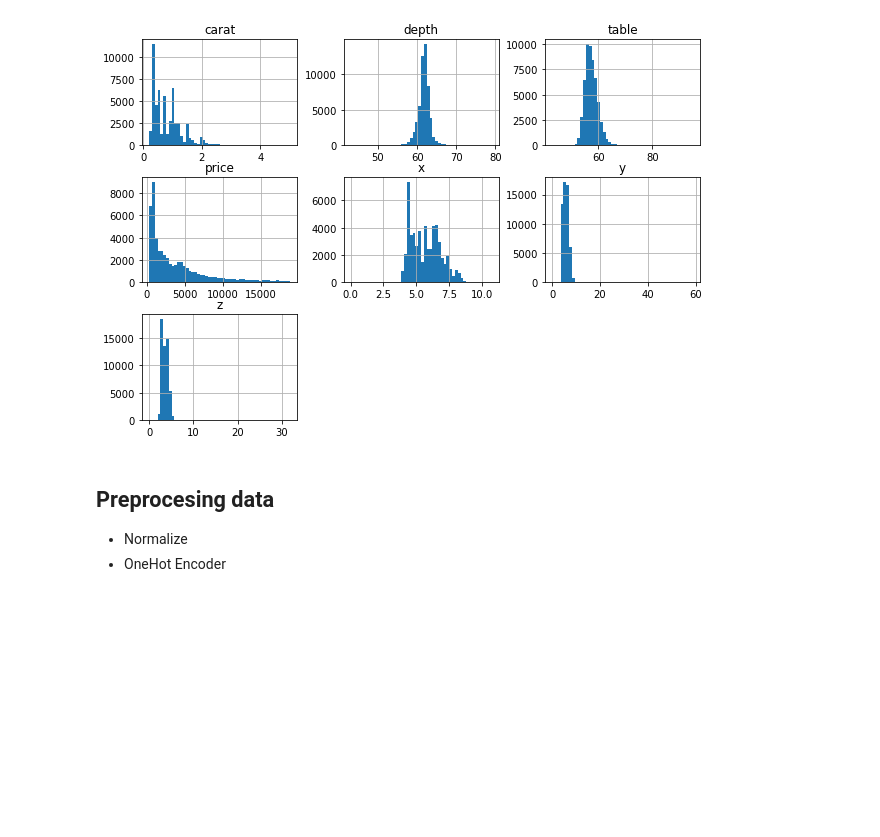
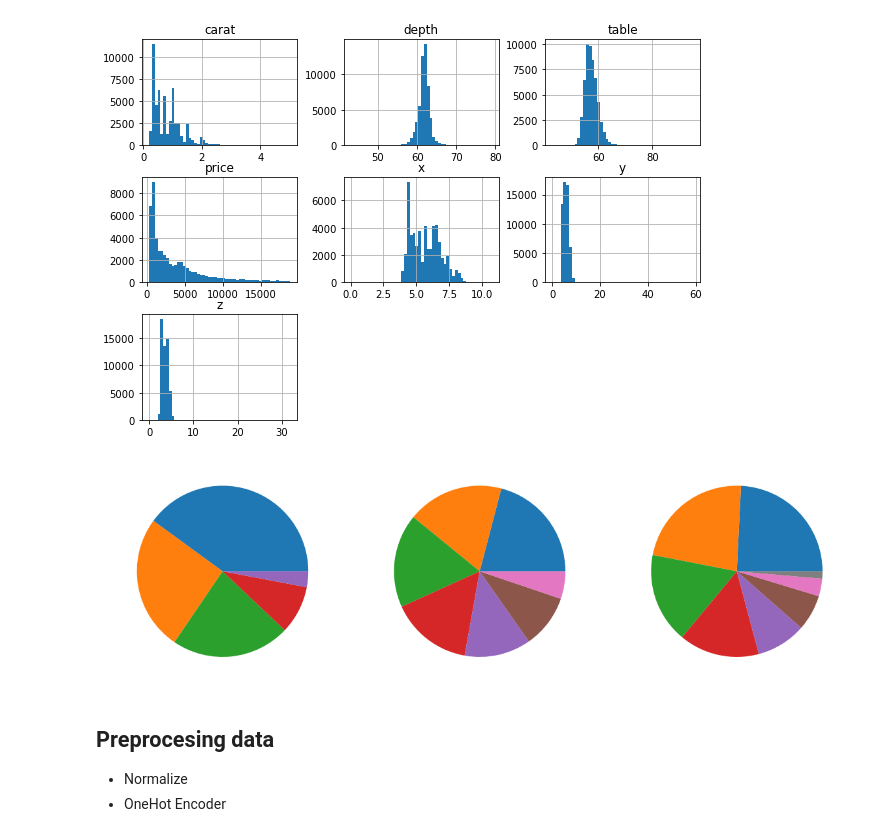
Before and after one commit to achamorrofdz15/diamonds-price-prediction, a Jupyter notebook: 01-regression.ipynb, the cells around one changed output. Cells and saved outputs as stored; diff of their text form; code cells hidden in the pictures; blank space fills up the shorter version.

Commit message:
Visualizing data

```diff
--- a/01-regression.ipynb
+++ b/01-regression.ipynb
@@ -85,3 +83,13 @@ num_cols.hist(figsize=(10,7), bins=50);
+# %%
+# Visualizing categorical distribution
+figure, axes = plt.subplots(nrows=1,ncols=3, figsize=(20,7))
+
+
+for i, col in enumerate(cat_cols):
+    axes[i].pie(cat_cols[col].value_counts().values, labels=cat_cols[col].value_counts().axes[0].tolist(), textprops=dict(color='white'));
+plt.show()
+# %% [output]
+[figure, added]
 # %% [markdown]
 ## Preprocesing data
 
```
Also changed, not shown: parts of 1 cell of this notebook.
